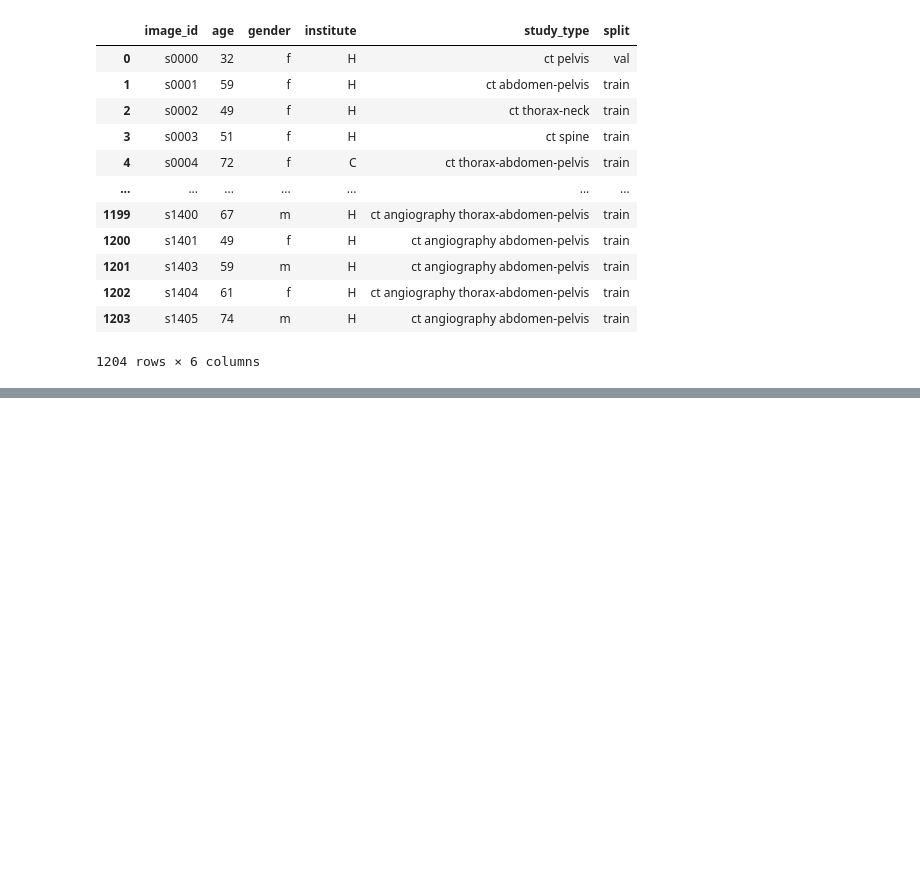
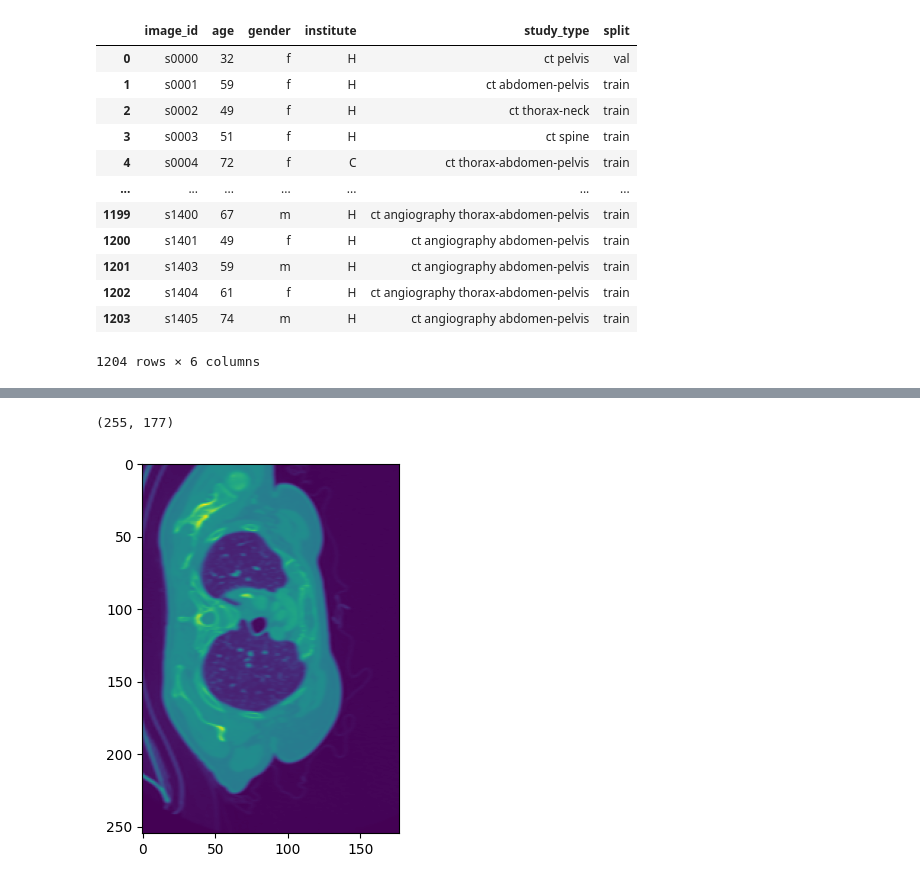
Before and after one commit to ieee8023/ct-counterfactuals, a Jupyter notebook: explore.ipynb, the cells around one changed output, grey strips where cells are left out. Drawn from its saved outputs; the diff is of its cells as text; code cells hidden in the pictures; blank space fills up the shorter version.

```diff
--- a/explore.ipynb
+++ b/explore.ipynb
@@ -64,0 +91,5 @@ plt.imshow(img[50]);
+# %%
+a = d[1000]
+a.shape
+# %% [output]
+(255, 177)
@@ -64,0 +98,4 @@ plt.imshow(img[50]);
+# %%
+plt.imshow(a);
+# %% [output]
+[figure, added]
```
Also changed, not shown: parts of 18 cells of this notebook, 2 other files.
